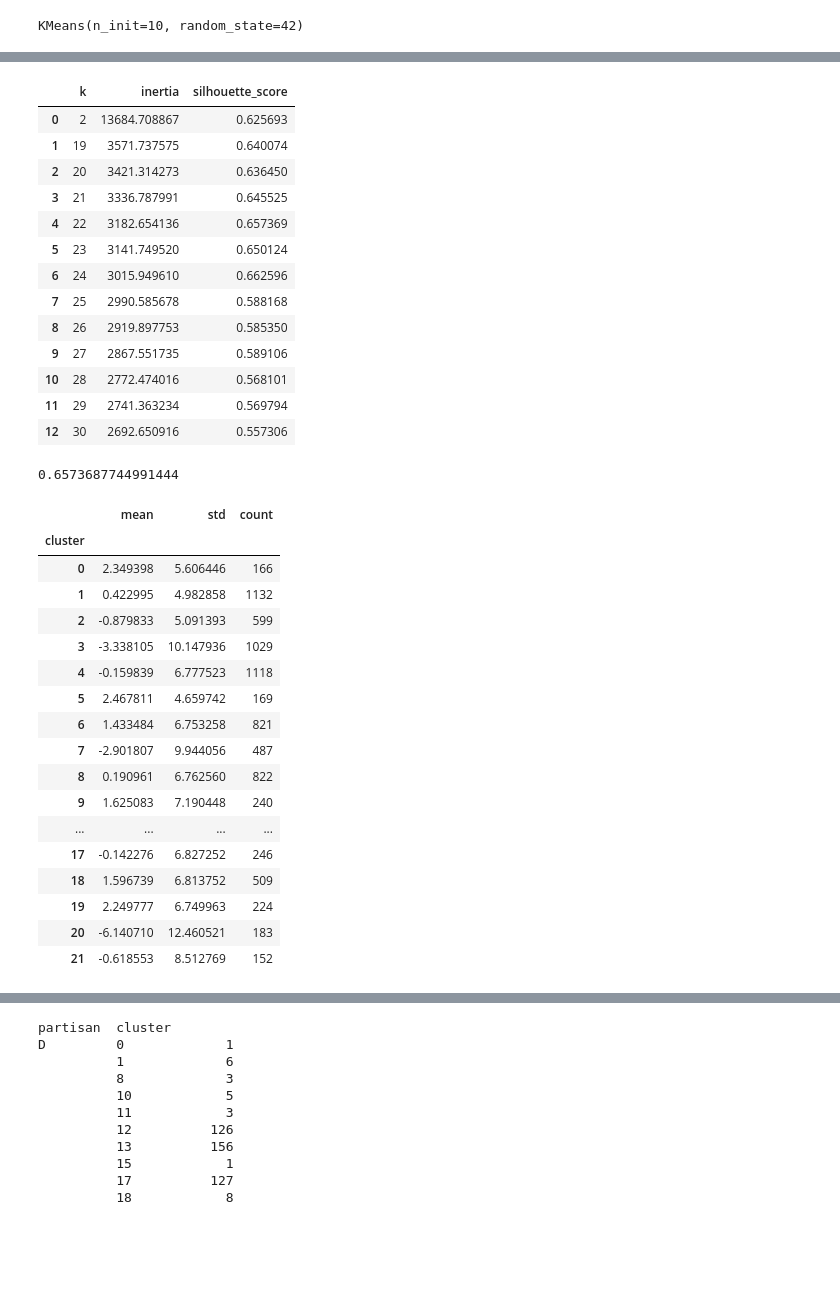
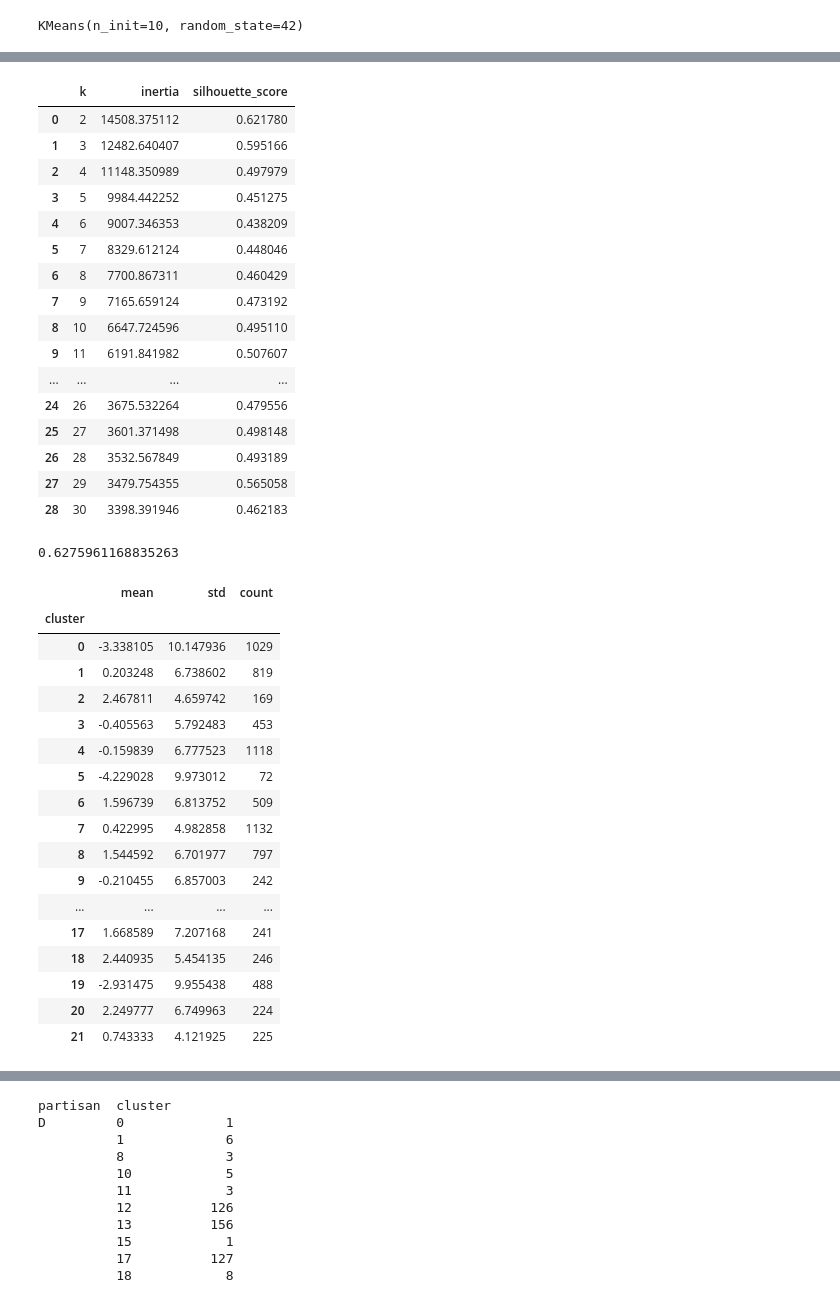
Before and after one commit to vijay-ravuri/poll-accuracy-modeling, a Jupyter notebook: code/clustering.ipynb, the cells around one changed output, grey strips where cells are left out. Drawn from its saved outputs; the diff is of its cells as text; code cells hidden in the pictures; blank space fills up the shorter version.

```diff
--- a/code/clustering.ipynb
+++ b/code/clustering.ipynb
@@ -25,6 +25,8 @@ df = pd.merge(df,
               pd.DataFrame(method_flagger(df['methodology'])),
               left_index=True,
               right_index=True)
+
+df['days_bt_polldate_election'] = (pd.to_datetime(df['electiondate']) - pd.to_datetime(df['polldate'])).dt.days
 # %%
 df.info()
 # %% [output]
@@ -128,7 +130,8 @@ features = [
     'IVR',
     'Online',
     'error',
-    'calc_bias'
+    'calc_bias',
+    'days_bt_polldate_election'
 ]
 
 X = partisan_selector(df[features])
@@ -234,44 +237,47 @@ silhouette_score(kmeans_pipe.transform(X), clustered['cluster'])
 # %%
 score = []
 
-for k in [2, 19] + list(range(20, 31)):
+for k in range(2, 31):#[2, 19] + list(range(20, 31)):
     cl  = Pipeline(
     [
         ('ct', ColumnTransformer(
             [
                 ('patrisan_ct', partisaner, ['partisan', 'type_simple'])
             ],
             remainder = 'passthrough'
             )
         ),
         ('min_max', MinMaxScaler()),
         ('kmeans', KMeans(n_clusters = k, n_init = 30, random_state = 42))
     ]
 )
     cl.fit(X)
 
     sil = silhouette_score(cl.transform(X), cl['kmeans'].labels_) # type: ignore
 
     score.append((k, cl['kmeans'].inertia_, sil)) # type: ignore
 
 score_df = pd.DataFrame(score, columns = ['k', 'inertia', 'silhouette_score'])
 
 score_df
 # %% [output]
 |  | k | inertia | silhouette_score |
-| 0 | 2 | 13684.708867 | 0.625693 |
-| 1 | 19 | 3571.737575 | 0.640074 |
-| 2 | 20 | 3421.314273 | 0.636450 |
-| 3 | 21 | 3336.787991 | 0.645525 |
-| 4 | 22 | 3182.654136 | 0.657369 |
-| 5 | 23 | 3141.749520 | 0.650124 |
-| 6 | 24 | 3015.949610 | 0.662596 |
-| 7 | 25 | 2990.585678 | 0.588168 |
-| 8 | 26 | 2919.897753 | 0.585350 |
-| 9 | 27 | 2867.551735 | 0.589106 |
-| 10 | 28 | 2772.474016 | 0.568101 |
-| 11 | 29 | 2741.363234 | 0.569794 |
-| 12 | 30 | 2692.650916 | 0.557306 |
+| 0 | 2 | 14508.375112 | 0.621780 |
+| 1 | 3 | 12482.640407 | 0.595166 |
+| 2 | 4 | 11148.350989 | 0.497979 |
+| 3 | 5 | 9984.442252 | 0.451275 |
+| 4 | 6 | 9007.346353 | 0.438209 |
+| 5 | 7 | 8329.612124 | 0.448046 |
+| 6 | 8 | 7700.867311 | 0.460429 |
+| 7 | 9 | 7165.659124 | 0.473192 |
+| 8 | 10 | 6647.724596 | 0.495110 |
+| 9 | 11 | 6191.841982 | 0.507607 |
+| ... | ... | ... | ... |
+| 24 | 26 | 3675.532264 | 0.479556 |
+| 25 | 27 | 3601.371498 | 0.498148 |
+| 26 | 28 | 3532.567849 | 0.493189 |
+| 27 | 29 | 3479.754355 | 0.565058 |
+| 28 | 30 | 3398.391946 | 0.462183 |
 # %%
 partisaner = Pipeline(
     [
@@ -297,28 +303,28 @@ kmeans_pipe = Pipeline(
 clustered = pd.concat([X, pd.Series(kmeans_pipe['kmeans'].labels_, name = 'cluster')], axis = 1) # type: ignore # type: ignore
 silhouette_score(kmeans_pipe.transform(X), clustered['cluster'])
 # %% [output]
-0.6573687744991444
+0.6275961168835263
 # %%
 clustered.groupby('cluster')['calc_bias'].agg(['mean', 'std', 'count'])
 # %% [output]
 |  | mean | std | count |
 | cluster |  |  |  |
-| 0 | 2.349398 | 5.606446 | 166 |
-| 1 | 0.422995 | 4.982858 | 1132 |
-| 2 | -0.879833 | 5.091393 | 599 |
-| 3 | -3.338105 | 10.147936 | 1029 |
+| 0 | -3.338105 | 10.147936 | 1029 |
+| 1 | 0.203248 | 6.738602 | 819 |
+| 2 | 2.467811 | 4.659742 | 169 |
+| 3 | -0.405563 | 5.792483 | 453 |
 | 4 | -0.159839 | 6.777523 | 1118 |
-| 5 | 2.467811 | 4.659742 | 169 |
-| 6 | 1.433484 | 6.753258 | 821 |
-| 7 | -2.901807 | 9.944056 | 487 |
-| 8 | 0.190961 | 6.762560 | 822 |
-| 9 | 1.625083 | 7.190448 | 240 |
+| 5 | -4.229028 | 9.973012 | 72 |
+| 6 | 1.596739 | 6.813752 | 509 |
+| 7 | 0.422995 | 4.982858 | 1132 |
+| 8 | 1.544592 | 6.701977 | 797 |
+| 9 | -0.210455 | 6.857003 | 242 |
 | ... | ... | ... | ... |
-| 17 | -0.142276 | 6.827252 | 246 |
-| 18 | 1.596739 | 6.813752 | 509 |
-| 19 | 2.249777 | 6.749963 | 224 |
-| 20 | -6.140710 | 12.460521 | 183 |
-| 21 | -0.618553 | 8.512769 | 152 |
+| 17 | 1.668589 | 7.207168 | 241 |
+| 18 | 2.440935 | 5.454135 | 246 |
+| 19 | -2.931475 | 9.955438 | 488 |
+| 20 | 2.249777 | 6.749963 | 224 |
+| 21 | 0.743333 | 4.121925 | 225 |
 # %%
 sns.pairplot(
     data = clustered[['year','calc_bias', 'error', 'cluster']],
```
Also changed, not shown: parts of 7 cells of this notebook, 1 other file.
